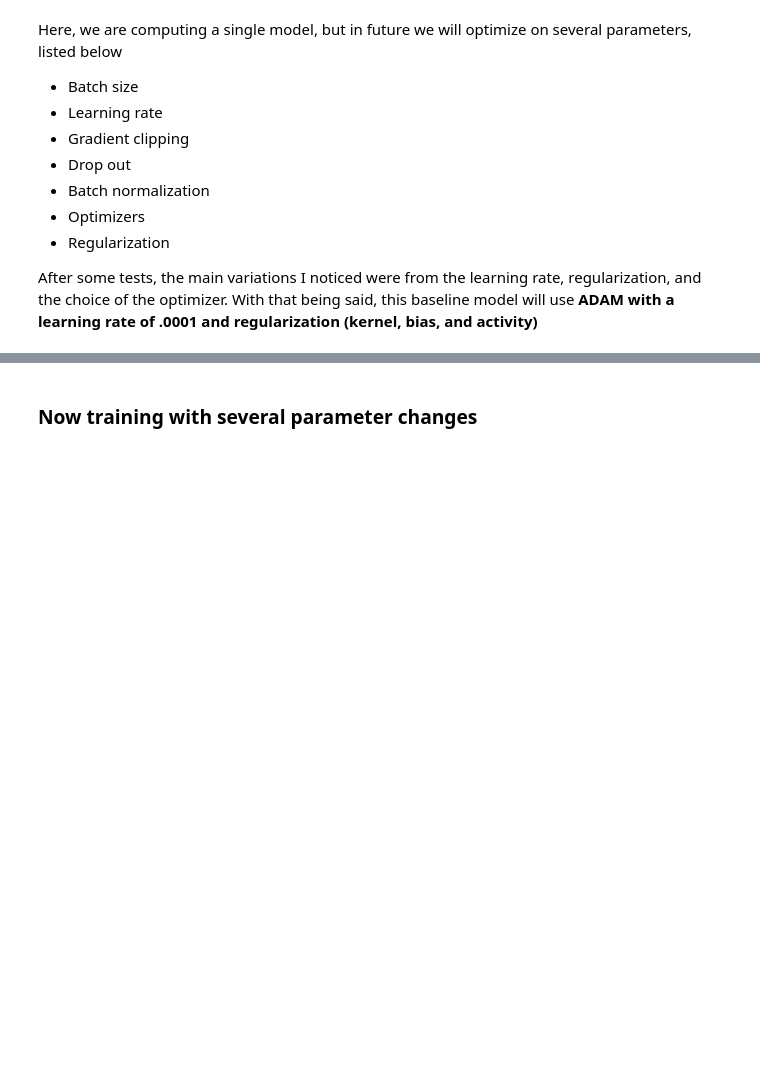
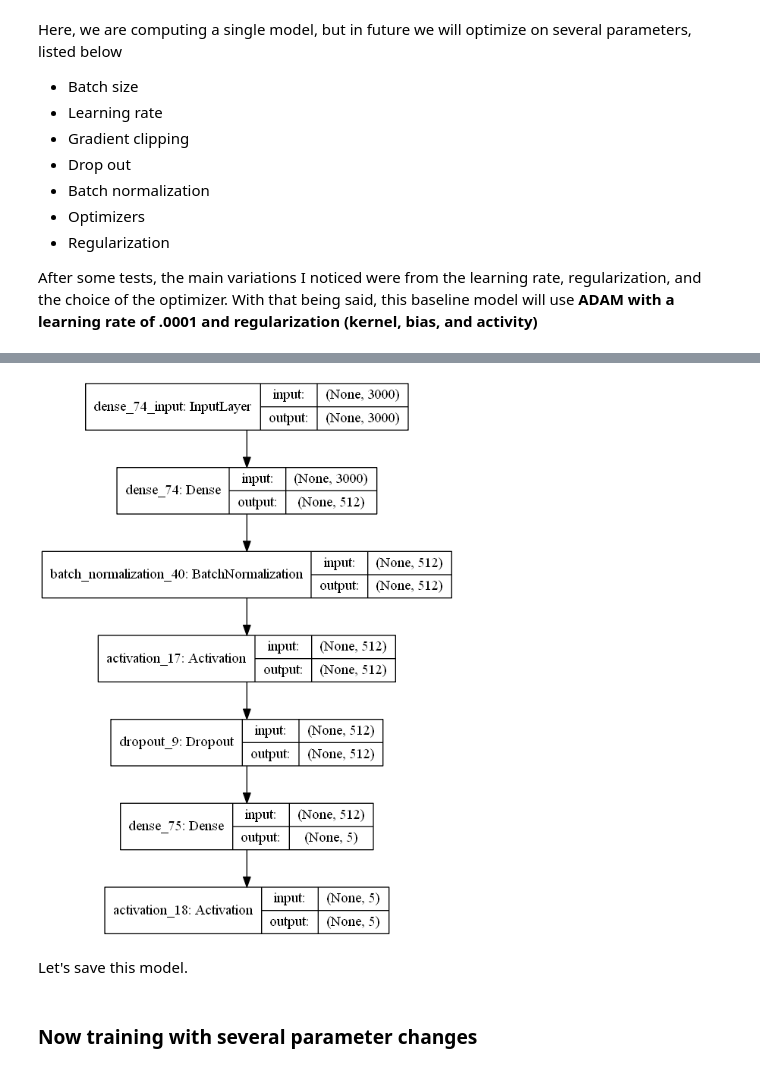
Before and after one commit to tanveed/team-t, a Jupyter notebook: NLP Yelp.ipynb, the cells around one changed output, grey strips where cells are left out. Drawn from its saved outputs; the diff is of its cells as text; code cells hidden in the pictures; blank space fills up the shorter version.

```diff
--- a/NLP Yelp.ipynb
+++ b/NLP Yelp.ipynb
@@ -136,6 +166,18 @@ clean_text(text_1)
 #### 1. Average Star Error (Average Absolute offset between predicted and true number of stars)
 #### 2. Accuracy (Exact Match -- Number of exactly predicted star ratings / total samples)
 # %%
+from keras.losses import mean_absolute_error, binary_crossentropy, categorical_crossentropy
+
+def my_custom_loss_ova(y_true, y_pred):
+    mse = mean_absolute_error(y_true, y_pred)
+    crossentropy = binary_crossentropy(y_true, y_pred)
+    return mse + crossentropy
+
+def my_custom_loss(y_true, y_pred):
+    mse = mean_absolute_error(y_true, y_pred)
+    crossentropy = categorical_crossentropy(y_true, y_pred)
+    return mse + crossentropy
+
 def MAE(y_true, y_pred):
     diffs = np.abs(y_true - y_pred)
     loss = np.mean(diffs)
@@ -145,6 +187,9 @@ def Accuracy(y_true, y_pred):
     correct = y_true == y_pred
     cor_count = np.count_nonzero(correct)
     return cor_count / len(y_true)
+
+def custom_loss(y_true, y_pred):
+    return MAE(y_true, y_pred) + Accuracy(y_true, y_pred)
 # %% [markdown]
 ### Train/Test Split (Unbalanced and balanced)
 # %%
@@ -220,9 +279,9 @@ baseline.add(Dropout(0.3))
 baseline.add(Dense(5))
 baseline.add(Activation('softmax'))
 
-baseline.compile(loss='categorical_crossentropy',
+baseline.compile(loss=my_custom_loss,
               optimizer=optimizer,
-              metrics=['accuracy'])
+              metrics=['accuracy', 'mean_absolute_error'])
 
 history = baseline.fit(X_train, y_train,
                     batch_size=batch_size,
@@ -248 +370,7 @@ plt.show()
+# %%
+plot_model(baseline, to_file='baseline.png', show_shapes=True)
+# %% [output]
+[figure, added]
+# %% [markdown]
+Let's save this model.
 # %%
```
Also changed, not shown: parts of 80 cells of this notebook, 13 other files.
